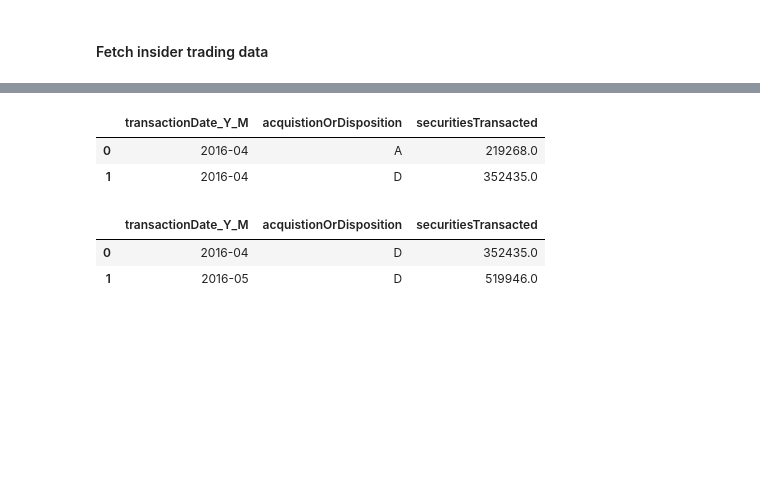
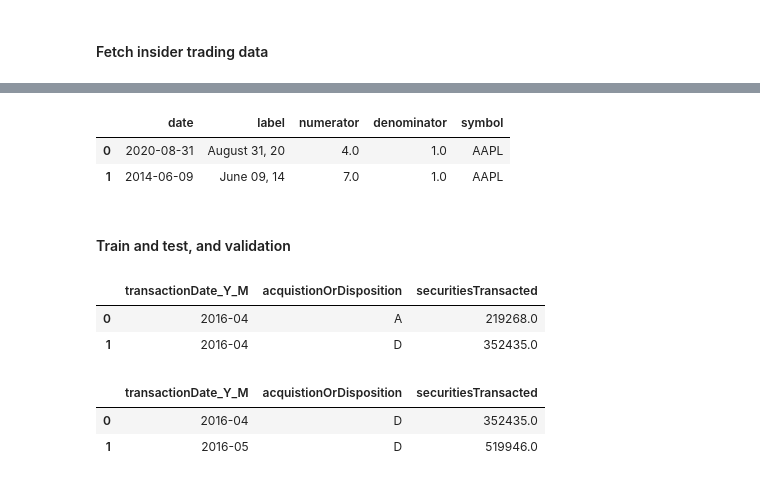
Before and after one commit to hooman34/platform, a Jupyter notebook: notebooks/99_insider_trading_analysis.ipynb, the cells around one changed output, grey strips where cells are left out. Drawn from its saved outputs; the diff is of its cells as text; code cells hidden in the pictures; blank space fills up the shorter version.

```diff
--- a/notebooks/99_insider_trading_analysis.ipynb
+++ b/notebooks/99_insider_trading_analysis.ipynb
@@ -56,0 +76,2 @@ df = insider
+# %%
+stock_split = fmp.get_stock_split_history(ticker)
@@ -56,0 +80,8 @@ df = insider
+# %%
+stock_split.head(2)
+# %% [output]
+|  | date | label | numerator | denominator | symbol |
+| 0 | 2020-08-31 | August 31, 20 | 4.0 | 1.0 | AAPL |
+| 1 | 2014-06-09 | June 09, 14 | 7.0 | 1.0 | AAPL |
+# %% [markdown]
+#### Train and test, and validation
```
Also changed, not shown: parts of 20 cells of this notebook, 2 other files.
